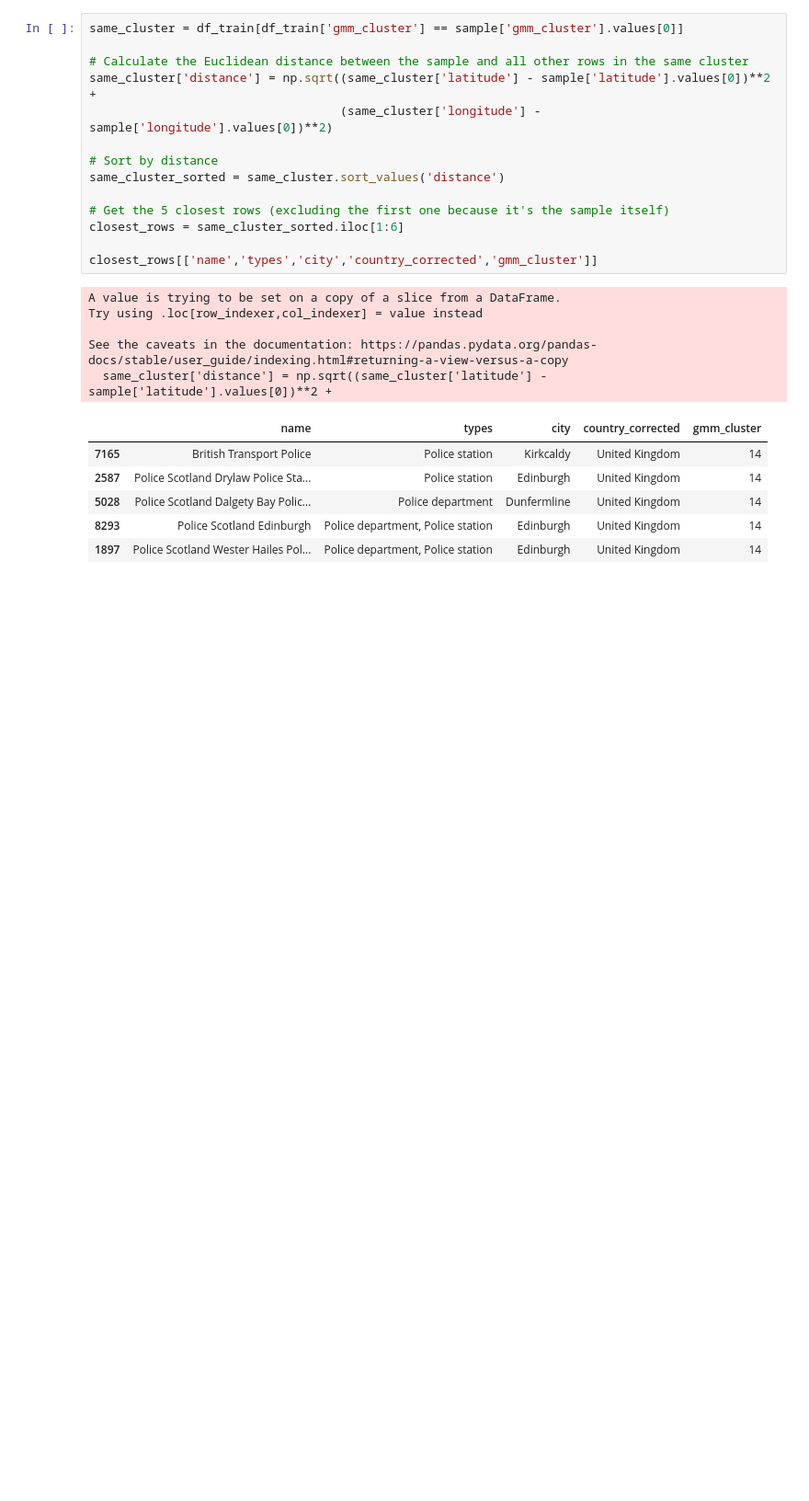
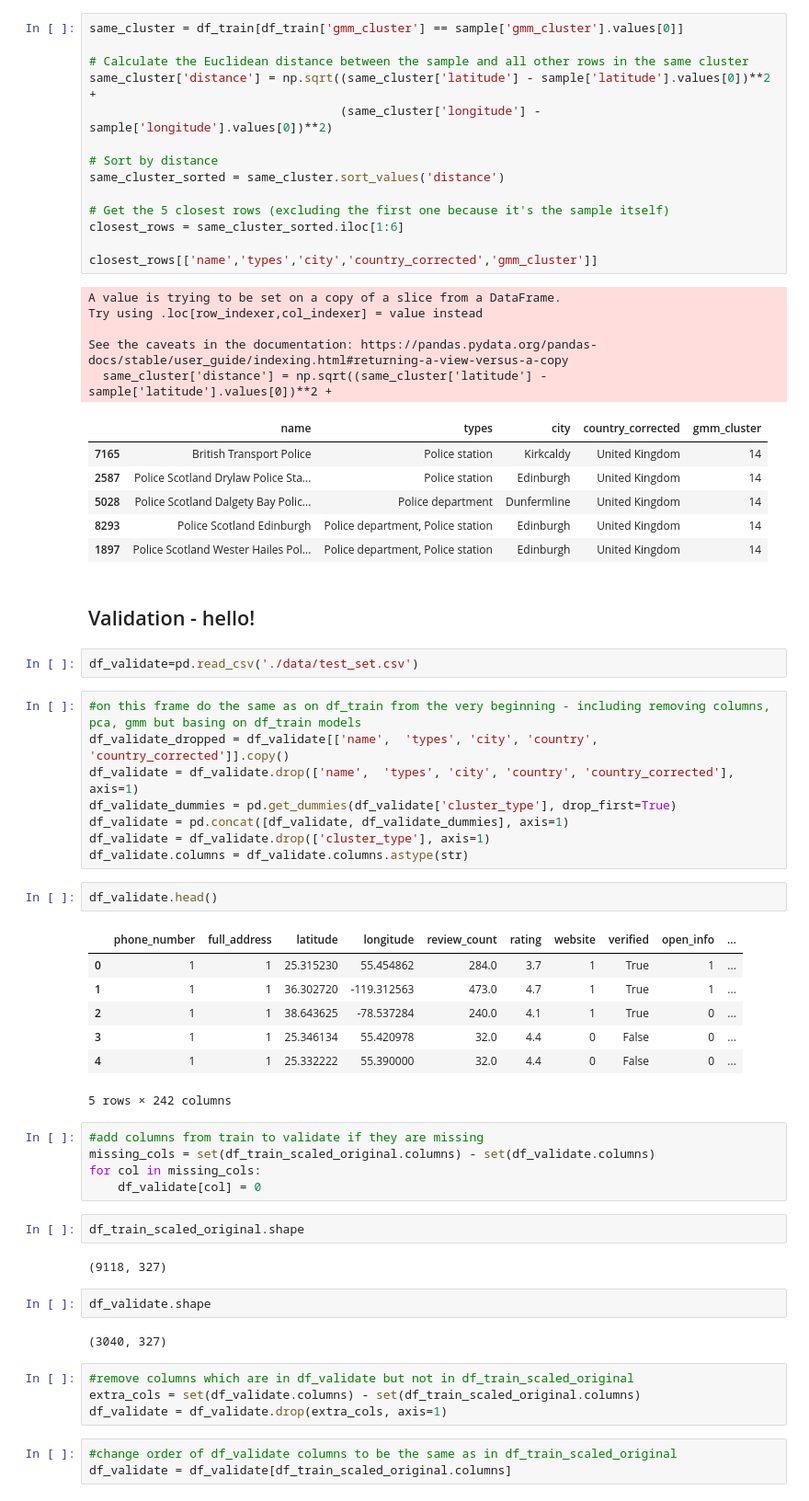
Before and after one commit to kowalskihubert/Google-Places-Clustering, a Jupyter notebook: models.ipynb, the cells around one changed output. Shown at 92% size. Cells and saved outputs as stored; diff of their text form; blank space fills up the shorter version.

Commit message:
add validation

```diff
--- a/models.ipynb
+++ b/models.ipynb
@@ -691,3 +691,45 @@ See the caveats in the documentation: https://pandas.pydata.org/pandas-docs/stab
 | 5028 | Police Scotland Dalgety Bay Polic... | Police department | Dunfermline | United Kingdom | 14 |
 | 8293 | Police Scotland Edinburgh | Police department, Police station | Edinburgh | United Kingdom | 14 |
 | 1897 | Police Scotland Wester Hailes Pol... | Police department, Police station | Edinburgh | United Kingdom | 14 |
+# %% [markdown]
+## Validation - hello!
+# %%
+df_validate=pd.read_csv('./data/test_set.csv')
+# %%
+#on this frame do the same as on df_train from the very beginning - including removing columns, pca, gmm but basing on df_train models
+df_validate_dropped = df_validate[['name',  'types', 'city', 'country', 'country_corrected']].copy()
+df_validate = df_validate.drop(['name',  'types', 'city', 'country', 'country_corrected'], axis=1)
+df_validate_dummies = pd.get_dummies(df_validate['cluster_type'], drop_first=True)
+df_validate = pd.concat([df_validate, df_validate_dummies], axis=1)
+df_validate = df_validate.drop(['cluster_type'], axis=1)
+df_validate.columns = df_validate.columns.astype(str)
+# %%
+df_validate.head()
+# %% [output]
+|  | phone_number | full_address | latitude | longitude | review_count | rating | website | verified | open_info | ... |
+| 0 | 1 | 1 | 25.315230 | 55.454862 | 284.0 | 3.7 | 1 | True | 1 | ... |
+| 1 | 1 | 1 | 36.302720 | -119.312563 | 473.0 | 4.7 | 1 | True | 1 | ... |
+| 2 | 1 | 1 | 38.643625 | -78.537284 | 240.0 | 4.1 | 1 | True | 0 | ... |
+| 3 | 1 | 1 | 25.346134 | 55.420978 | 32.0 | 4.4 | 0 | False | 0 | ... |
+| 4 | 1 | 1 | 25.332222 | 55.390000 | 32.0 | 4.4 | 0 | False | 0 | ... |
+5 rows × 242 columns
+# %%
+#add columns from train to validate if they are missing
+missing_cols = set(df_train_scaled_original.columns) - set(df_validate.columns)
+for col in missing_cols:
+    df_validate[col] = 0
+# %%
+df_train_scaled_original.shape
+# %% [output]
+(9118, 327)
+# %%
+df_validate.shape
+# %% [output]
+(3040, 327)
+# %%
+#remove columns which are in df_validate but not in df_train_scaled_original
+extra_cols = set(df_validate.columns) - set(df_train_scaled_original.columns)
+df_validate = df_validate.drop(extra_cols, axis=1)
+# %%
+#change order of df_validate columns to be the same as in df_train_scaled_original
+df_validate = df_validate[df_train_scaled_original.columns]
```
Also changed, not shown: parts of 4 cells of this notebook, 1 other file.
